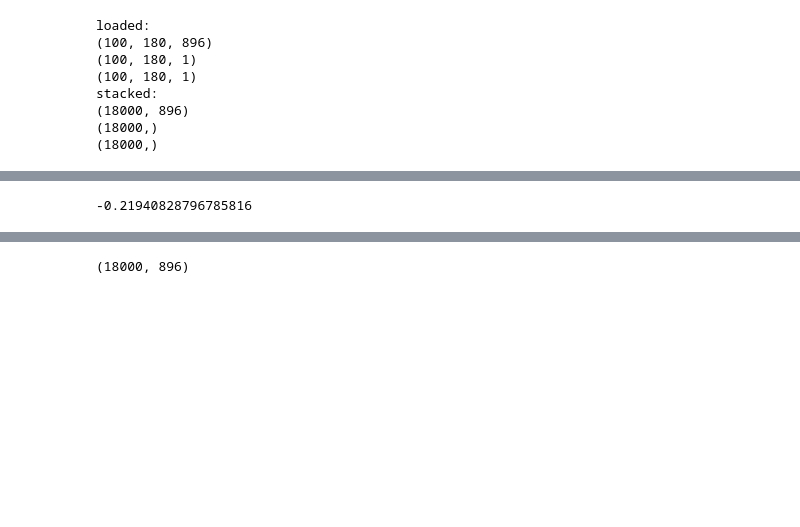
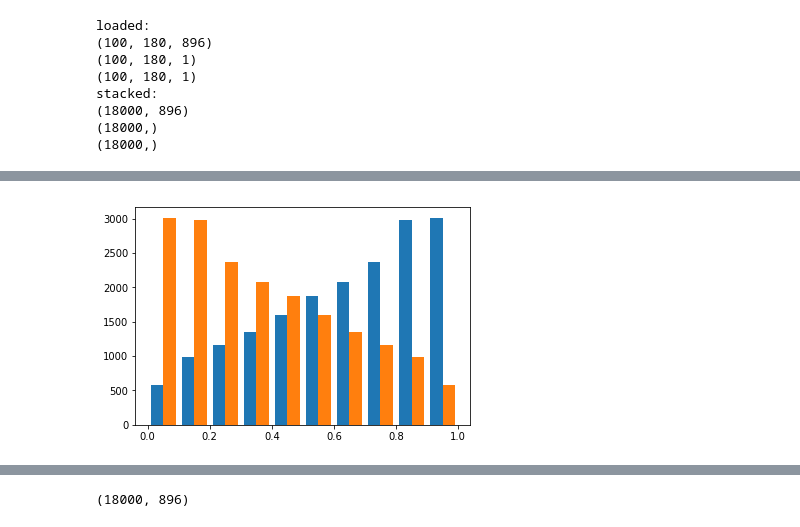
Before and after one commit to ys7yoo/iP300, a Jupyter notebook: decode_P300.ipynb, the cells around one changed output, grey strips where cells are left out. Drawn from its saved outputs; the diff is of its cells as text; code cells hidden in the pictures; blank space fills up the shorter version.

```diff
--- a/decode_P300.ipynb
+++ b/decode_P300.ipynb
@@ -108,15 +155,13 @@ plt.hist(log_prob)
-# %%
-max(log_prob)
-# %% [output]
--0.21940828796785816
 # %%
-if hasattr( clf, 'predict_log_prob'):
+if hasattr( clf, 'predict_log_proba'):
     # predict prob
     prob = clf.predict_proba(X_test)
     plt.hist(prob)
 
     log_prob = clf.predict_log_proba(X_test)
     #plt.hist(log_prob)
+# %% [output]
+[figure, added]
 # %%
 np.max(log_prob)
 # %% [output]
```
Also changed, not shown: parts of 20 cells of this notebook.
